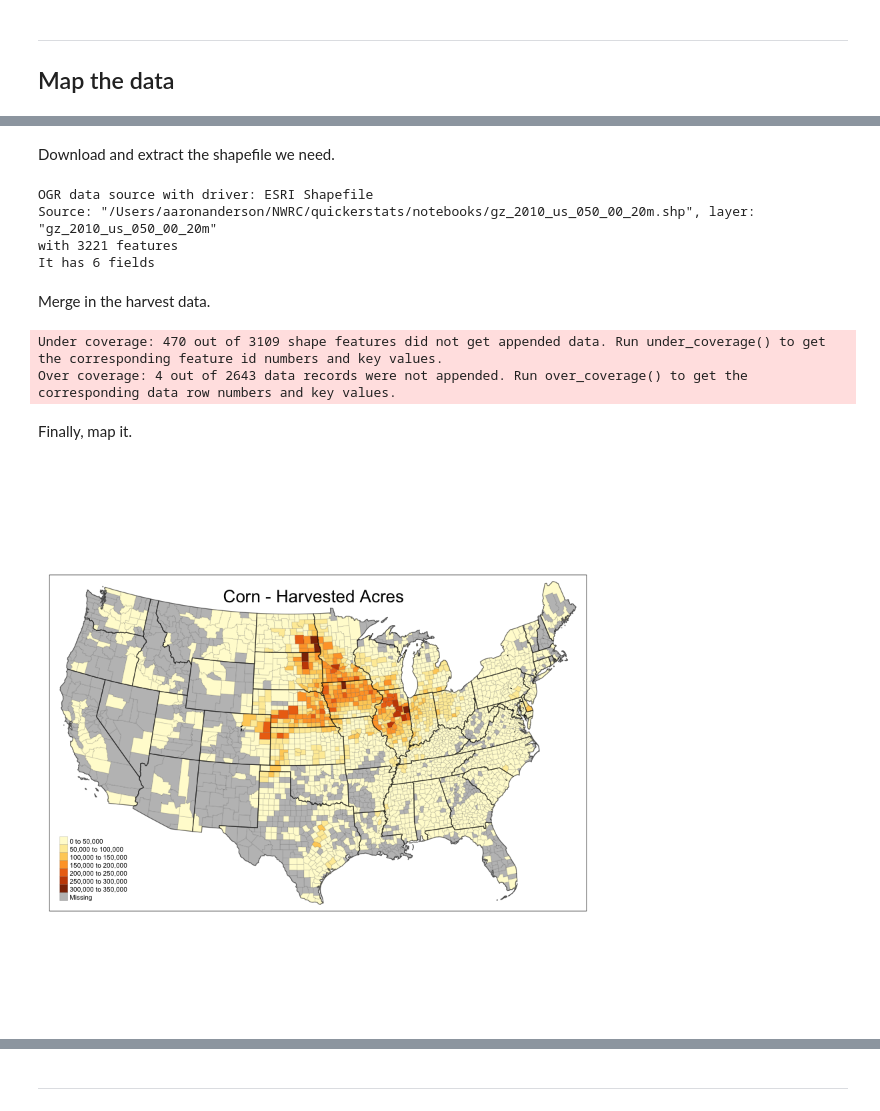
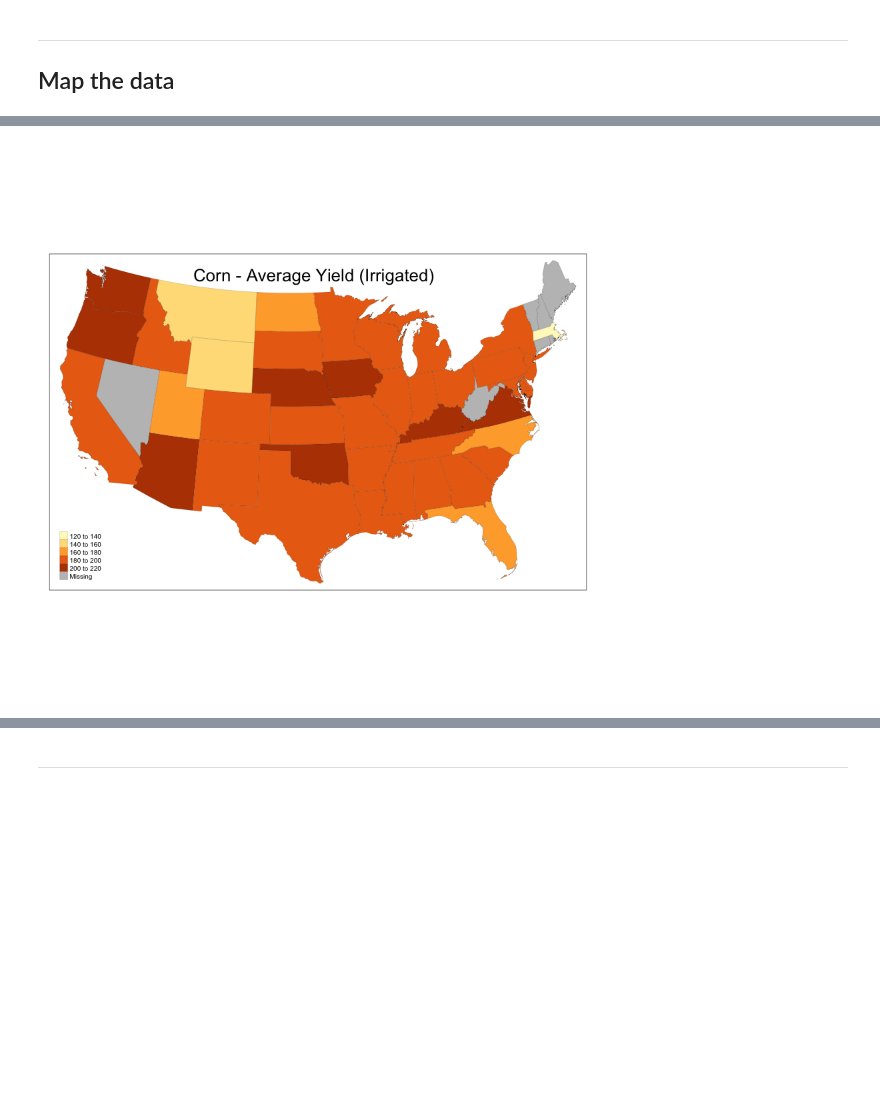
Before and after one commit to anderaa/quickerstats, a Jupyter notebook: notebooks/example_workflow_2.ipynb, the cells around one changed output, grey strips where cells are left out. Drawn from its saved outputs; the diff is of its cells as text; code cells hidden in the pictures; blank space fills up the shorter version.

```diff
--- a/notebooks/example_workflow_2.ipynb
+++ b/notebooks/example_workflow_2.ipynb
@@ -201,7 +195,7 @@ A tibble: 48 × 4
 # %% [markdown]
 Looks like we just need to switch the domain back to 'TOTAL'. Since that is the default argument in `get_state_data`, we can leave it out of the function call.
 # %%
-irrigated = get_state_data(key, year=2011, "CORN, GRAIN, IRRIGATED - YIELD, MEASURED IN BU / ACRE", source='CENSUS')
+irrigated = get_state_data(key, year=2013, "CORN, GRAIN, IRRIGATED - YIELD, MEASURED IN BU / ACRE", source='CENSUS')
 # %% [output]
 Parsed with column specification:
 cols(
@@ -245,9 +240,9 @@ irrigated[irrigated$Value == '(D)', 'Value'] = NA
 irrigated$Value <- as.numeric(gsub(",", "", irrigated$Value))
 # %%
 f <- tempfile()
-download.file("http://www2.census.gov/geo/tiger/GENZ2010/gz_2010_us_050_00_20m.zip", destfile = f)
+download.file("http://www2.census.gov/geo/tiger/GENZ2010/gz_2010_us_040_00_20m.zip", destfile = f)
 unzip(f, exdir = ".")
-US <- readOGR("gz_2010_us_050_00_20m.shp", layer='gz_2010_us_050_00_20m')
+US <- readOGR("gz_2010_us_040_00_20m.shp", layer='gz_2010_us_040_00_20m')
 
 # remove PR, AK, HI
 US <- US[!(US$STATE %in% c("02","15","72")),]
@@ -259,3 +254,4 @@ It has 6 fields
 # %%
-US_irrigated <- append_data(US, irrigated, key.shp = "FIPS", key.data = "state_fips_code")
+US_irrigated <- append_data(US, irrigated, key.shp = "STATE", key.data = "state_fips_code")
+US_non_irrigated <- append_data(US, non_irrigated, key.shp = "STATE", key.data = "state_fips_code")
 # %% [output]
@@ -341,40 +261,9 @@ df_harvested$Value <- as.numeric(gsub(",", "", df_harvested$Value))
-# %% [markdown]
-Download and extract the shapefile we need.
-# %%
-f <- tempfile()
-download.file("http://www2.census.gov/geo/tiger/GENZ2010/gz_2010_us_050_00_20m.zip", destfile = f)
-unzip(f, exdir = ".")
-US <- readOGR("gz_2010_us_050_00_20m.shp", layer='gz_2010_us_050_00_20m')
-
-# remove PR, AK, HI
-US <- US[!(US$STATE %in% c("02","15","72")),]
-
-# create 5-digit fips codes
-US$FIPS <- paste0(US$STATE, US$COUNTY)
-# %% [output]
-OGR data source with driver: ESRI Shapefile
-Source: "/Users/aaronanderson/NWRC/quickerstats/notebooks/gz_2010_us_050_00_20m.shp", layer: "gz_2010_us_050_00_20m"
-with 3221 features
-It has 6 fields
-# %% [markdown]
-Merge in the harvest data.
-# %%
-US <- append_data(US, df_harvested, key.shp = "FIPS", key.data = "FIPS")
-# %% [output]
-Under coverage: 470 out of 3109 shape features did not get appended data. Run under_coverage() to get the corresponding feature id numbers and key values.
-Over coverage: 4 out of 2643 data records were not appended. Run over_coverage() to get the corresponding data row numbers and key values.
-# %% [markdown]
-Finally, map it.
 # %%
-US_states <- unionSpatialPolygons(US, IDs=US$STATE)
-
-tm_shape(US, projection="+init=epsg:2163") +
+tm_shape(US_irrigated, projection="+init=epsg:2163") +
   tm_polygons("Value", border.col = "black", lwd=0.1, title="") +
   tmap_options(max.categories = 5) +
-tm_shape(US_states) +
-  tm_borders(lwd=1, col = "black", alpha = .5) +
-tm_layout(title="Corn - Harvested Acres",
+tm_layout(title="Corn - Average Yield (Irrigated)",
           title.position = c("center", "top"),
           legend.text.size=0.5)
 # %% [output]
-[figure, old version]
+[figure, new version]
```
Also changed, not shown: parts of 14 cells of this notebook.
